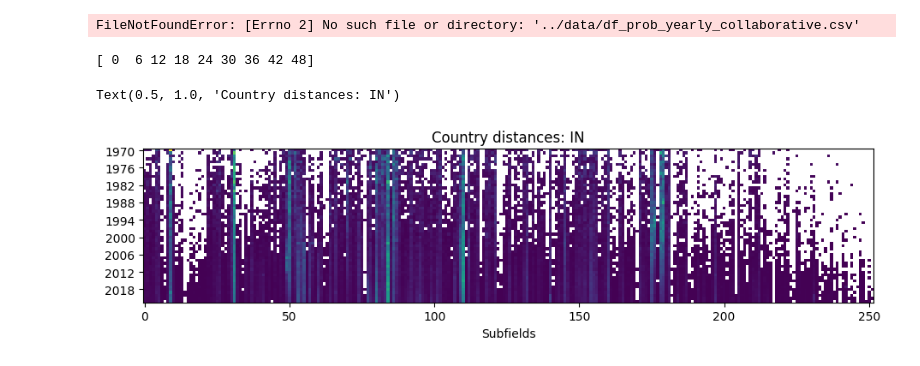
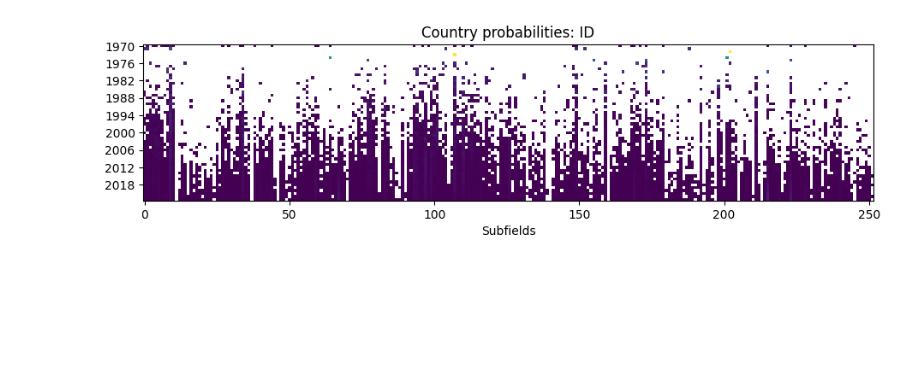
Before and after one commit to irivorobey/geoTopics, a Jupyter notebook: irina/test.ipynb, the cells around one changed output. Drawn from its saved outputs; the diff is of its cells as text; code cells hidden in the pictures; blank space fills up the shorter version.

```diff
--- a/irina/test.ipynb
+++ b/irina/test.ipynb
@@ -41,24 +25,20 @@ pd.read_csv(uf.PATH+f"df_prob_yearly.csv")
 # %%
-country = "IN"
+country = "ID"
 df_country = (
-    pd.read_csv(uf.PATH+f"df_prob_yearly_{mode}.csv")
-    .query("country == @country")
-    .drop("country", axis=1)
+    pd.read_csv(uf.PATH+f"df_prob_yearly.csv")
+    .query("country == @country and mode==@mode")
+    .drop(["country", "mode"], axis=1)
     .set_index("year")
 )
 # df_country
-# %% [output]
-FileNotFoundError: [Errno 2] No such file or directory: '../data/df_prob_yearly_collaborative.csv'
 # %%
 fig = plt.subplots(figsize=(11, 6))
 plt.imshow(df_country.values)
 plt.xticks(ticks=None)
 plt.xlabel("Subfields")
 idx = np.arange(0, len(year_list), 6)
-print(idx)
 plt.yticks(ticks=idx, labels=np.array(year_list)[idx])
-plt.title(f"Country distances: {country}")
+plt.title(f"Country probabilities: {country}")
+plt.show()
 # %% [output]
-[ 0  6 12 18 24 30 36 42 48]
-Text(0.5, 1.0, 'Country distances: IN')
-[figure, old version]
+[figure, new version]
```
Also changed, not shown: parts of 3 cells of this notebook, 5 other files.
